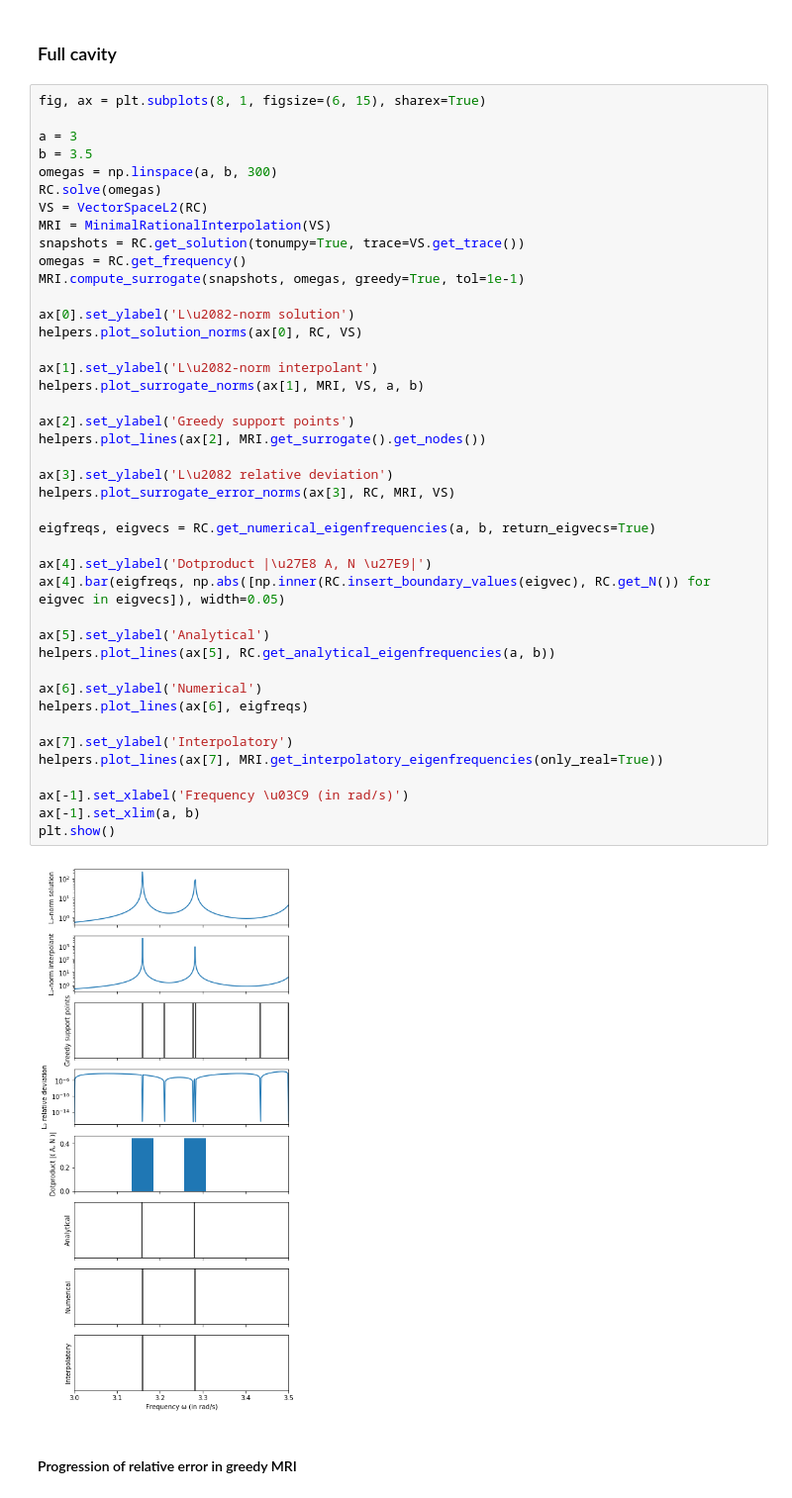
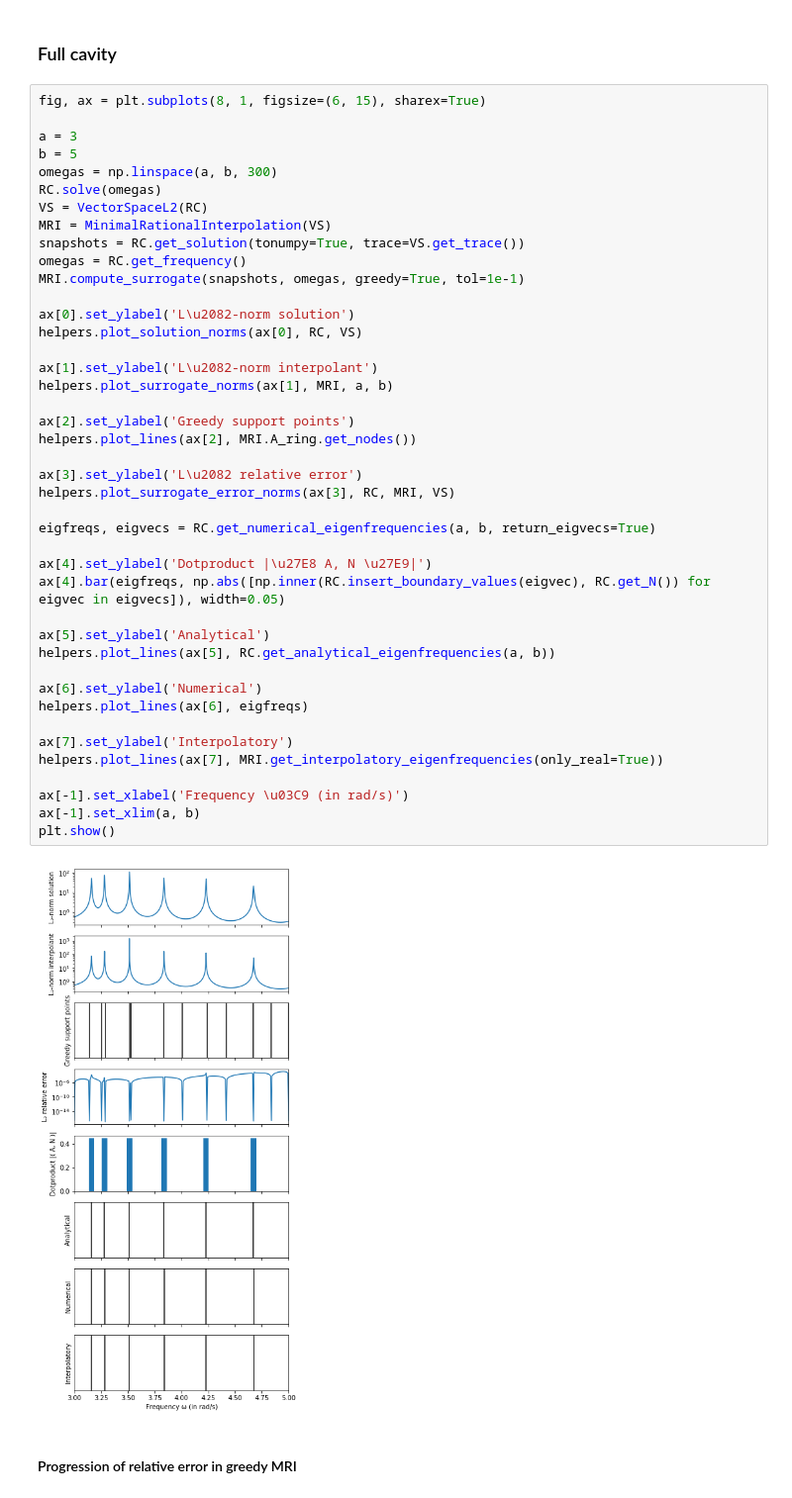
Before and after one commit to FMatti/Maxwell-MRI, a Jupyter notebook: examples/resonant_cavity/resonant_cavity.ipynb, the cells around one changed output. Shown at 99% size. Saved outputs shown, nothing was run; the diff lists cells and outputs as text.

Commit message:
add new plot routines

```diff
--- a/examples/resonant_cavity/resonant_cavity.ipynb
+++ b/examples/resonant_cavity/resonant_cavity.ipynb
@@ -42,7 +46,7 @@ class inlet(fen.SubDomain):
 fig, ax = plt.subplots(8, 1, figsize=(6, 15), sharex=True)
 
 a = 3
-b = 3.5
+b = 5
 omegas = np.linspace(a, b, 300)
 RC.solve(omegas)
 VS = VectorSpaceL2(RC)
@@ -51,36 +55,36 @@ snapshots = RC.get_solution(tonumpy=True, trace=VS.get_trace())
 omegas = RC.get_frequency()
 MRI.compute_surrogate(snapshots, omegas, greedy=True, tol=1e-1)
 
 ax[0].set_ylabel('L\u2082-norm solution')
 helpers.plot_solution_norms(ax[0], RC, VS)
 
 ax[1].set_ylabel('L\u2082-norm interpolant')
-helpers.plot_surrogate_norms(ax[1], MRI, VS, a, b)
+helpers.plot_surrogate_norms(ax[1], MRI, a, b)
 
 ax[2].set_ylabel('Greedy support points')
-helpers.plot_lines(ax[2], MRI.get_surrogate().get_nodes())
+helpers.plot_lines(ax[2], MRI.A_ring.get_nodes())
 
-ax[3].set_ylabel('L\u2082 relative deviation')
+ax[3].set_ylabel('L\u2082 relative error')
 helpers.plot_surrogate_error_norms(ax[3], RC, MRI, VS)
 
 eigfreqs, eigvecs = RC.get_numerical_eigenfrequencies(a, b, return_eigvecs=True)
 
 ax[4].set_ylabel('Dotproduct |\u27E8 A, N \u27E9|')
 ax[4].bar(eigfreqs, np.abs([np.inner(RC.insert_boundary_values(eigvec), RC.get_N()) for eigvec in eigvecs]), width=0.05)
 
 ax[5].set_ylabel('Analytical')
 helpers.plot_lines(ax[5], RC.get_analytical_eigenfrequencies(a, b))
 
 ax[6].set_ylabel('Numerical')
 helpers.plot_lines(ax[6], eigfreqs)
 
 ax[7].set_ylabel('Interpolatory')
 helpers.plot_lines(ax[7], MRI.get_interpolatory_eigenfrequencies(only_real=True))
 
 ax[-1].set_xlabel('Frequency \u03C9 (in rad/s)')
 ax[-1].set_xlim(a, b)
 plt.show()
 # %% [output]
-[figure, old version]
+[figure, new version]
 # %% [markdown]
 #### Progression of relative error in greedy MRI
```
Also changed, not shown: parts of 16 cells of this notebook, 3 other files.
